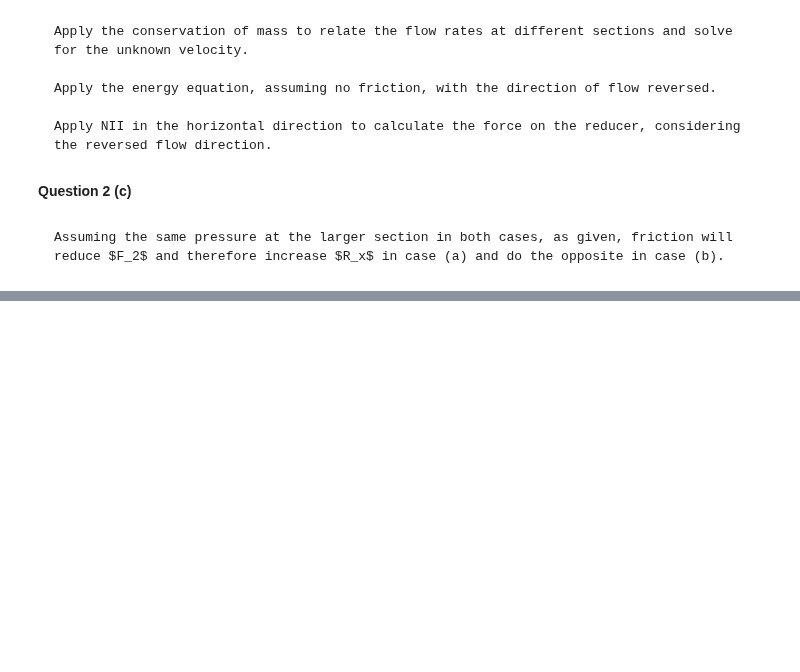
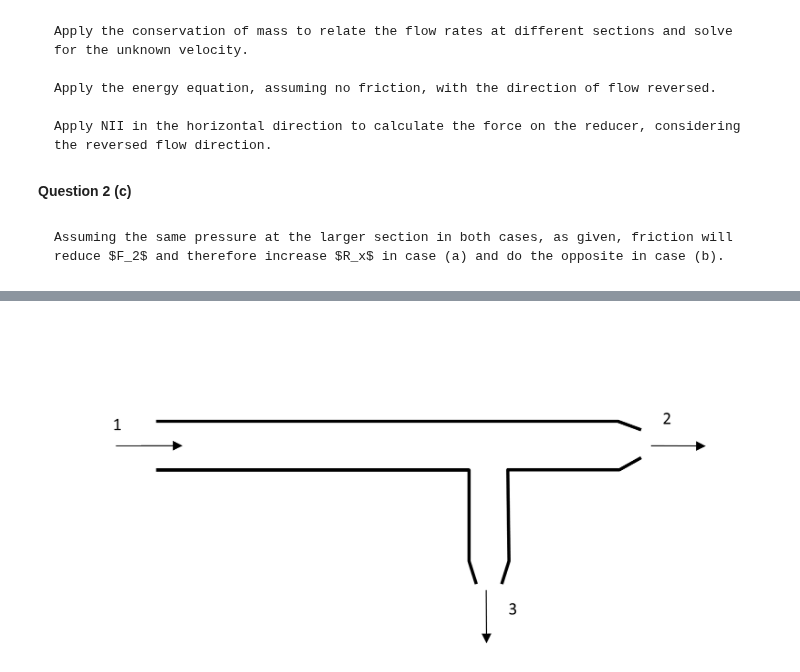
Before and after one commit to Maria9925/CIVIL_202_25, a Jupyter notebook: _sources/Module5ConservationofMomentum_Sol.ipynb, the cells around one changed output, grey strips where cells are left out. Cells and saved outputs as stored; diff of their text form; code cells hidden in the pictures; blank space fills up the shorter version.

```diff
--- a/_sources/Module5ConservationofMomentum_Sol.ipynb
+++ b/_sources/Module5ConservationofMomentum_Sol.ipynb
@@ -626,0 +831,5 @@ Assuming the same pressure at the larger section in both cases, as given, fricti
+# %%
+img = Image.open(r"figures/139.png")
+img
+# %% [output]
+[figure, added]
```
Also changed, not shown: parts of 109 cells of this notebook, 10 other files.
